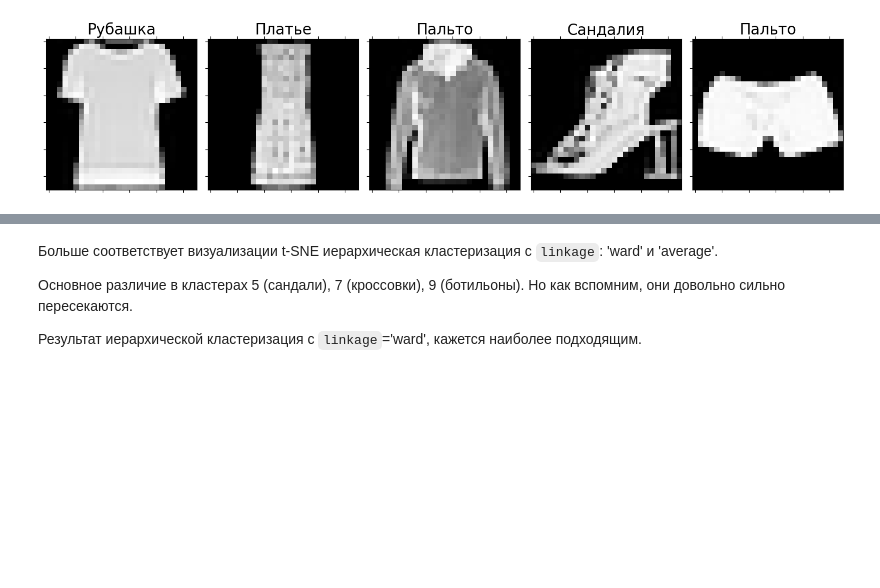
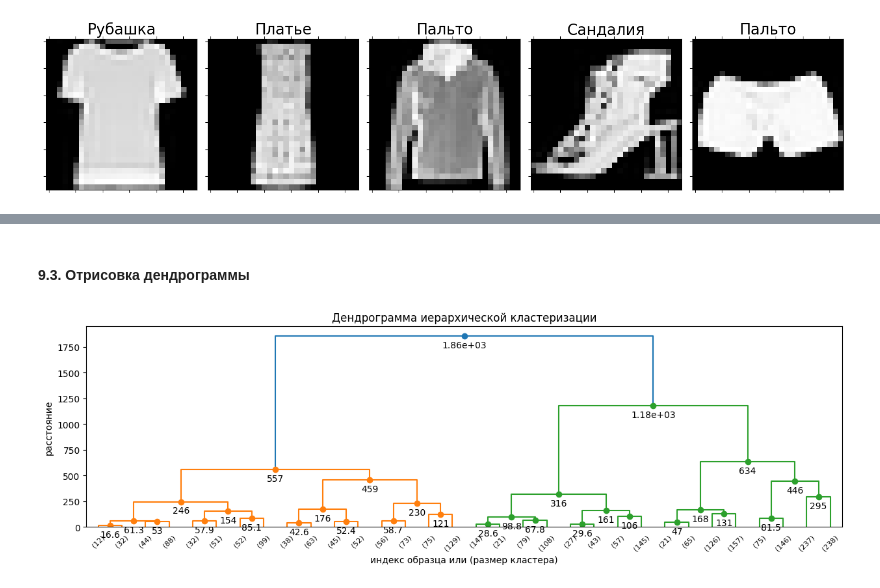
Before and after one commit to Losyash/mbml_II_hw, a Jupyter notebook: lab2/notebook.ipynb, the cells around one changed output, grey strips where cells are left out. Saved outputs shown, nothing was run; the diff lists cells and outputs as text; code cells hidden in the pictures; blank space fills up the shorter version.

```diff
--- a/lab2/notebook.ipynb
+++ b/lab2/notebook.ipynb
@@ -331,9 +365,7 @@ plt.show()
-# %% [markdown]
-Больше соответствует визуализации t-SNE иерархическая кластеризация с `linkage`: 'ward' и 'average'.
-
-Основное различие в кластерах 5 (сандали), 7 (кроссовки), 9 (ботильоны). Но как вспомним, они довольно сильно пересекаются.
-
-Результат иерархической кластеризация с `linkage`='ward', кажется наиболее подходящим.
+# %% [markdown]
+#### 9.3. Отрисовка дендрограммы
 # %%
 plt.figure(figsize=(15,4))
-plot_dendrogram(hc_ward, write_split=1, truncate_mode='level', p=4)
+plot_dendrogram(hierarchical_classifier_ward, write_split=1, truncate_mode='level', p=4)
+# %% [output]
+[figure, added]
```
Also changed, not shown: parts of 48 cells of this notebook.
